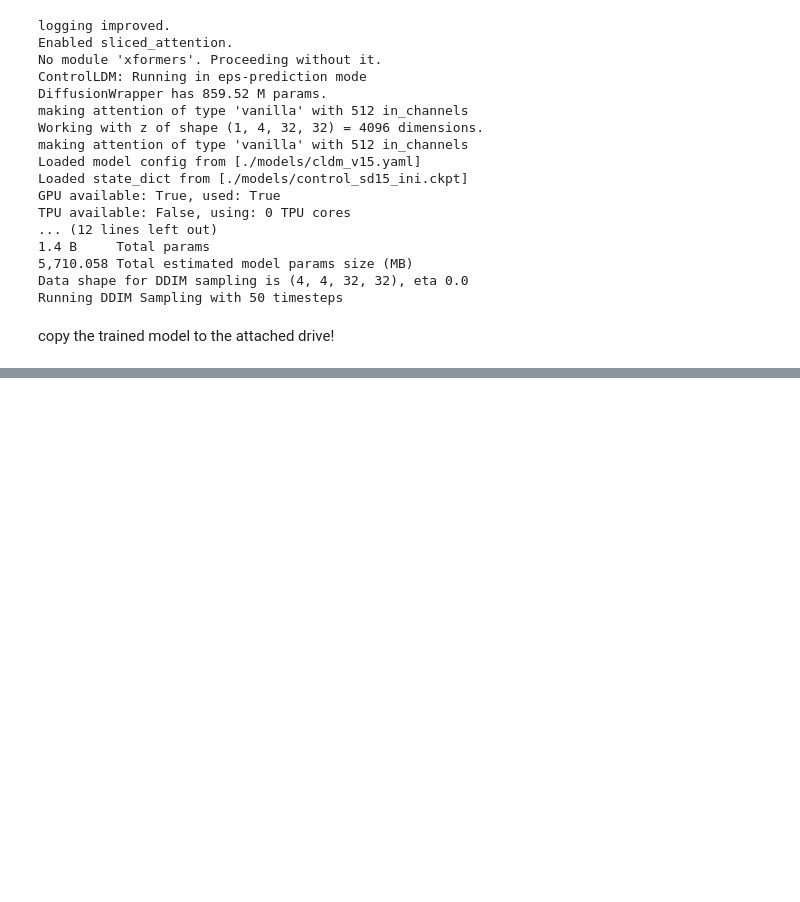
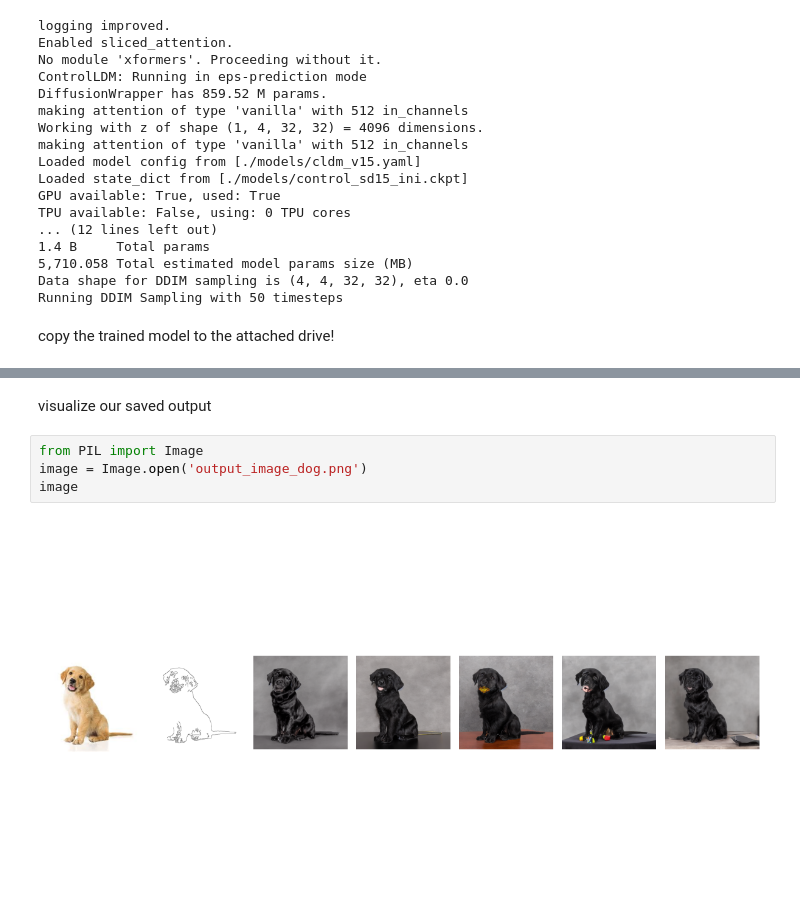
Before and after one commit to devdastl/-EVA-8_Capstone_Assignment, a Jupyter notebook: Part1-training_ControlNet/part1_2-Training_ControlNet/part1_2_training_inference.ipynb, the cells around one changed output, grey strips where cells are left out. Saved outputs shown, nothing was run; the diff lists cells and outputs as text; blank space fills up the shorter version.

```diff
--- a/Part1-training_ControlNet/part1_2-Training_ControlNet/part1_2_training_inference.ipynb
+++ b/Part1-training_ControlNet/part1_2-Training_ControlNet/part1_2_training_inference.ipynb
@@ -164,0 +194,8 @@ copy the trained model to the attached drive!
+# %% [markdown]
+visualize our saved output
+# %%
+from PIL import Image
+image = Image.open('output_image_dog.png')
+image
+# %% [output]
+[figure, added]
```
Also changed, not shown: parts of 3 cells of this notebook, 2 other files.
